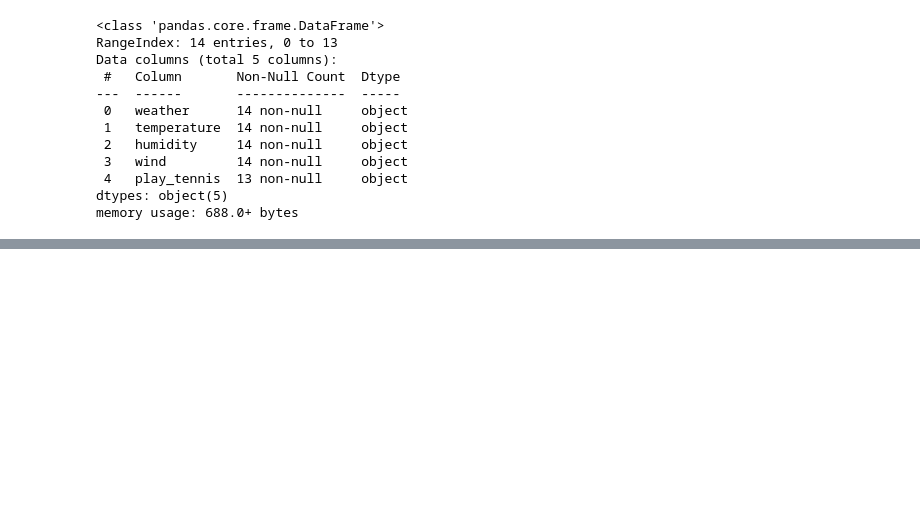
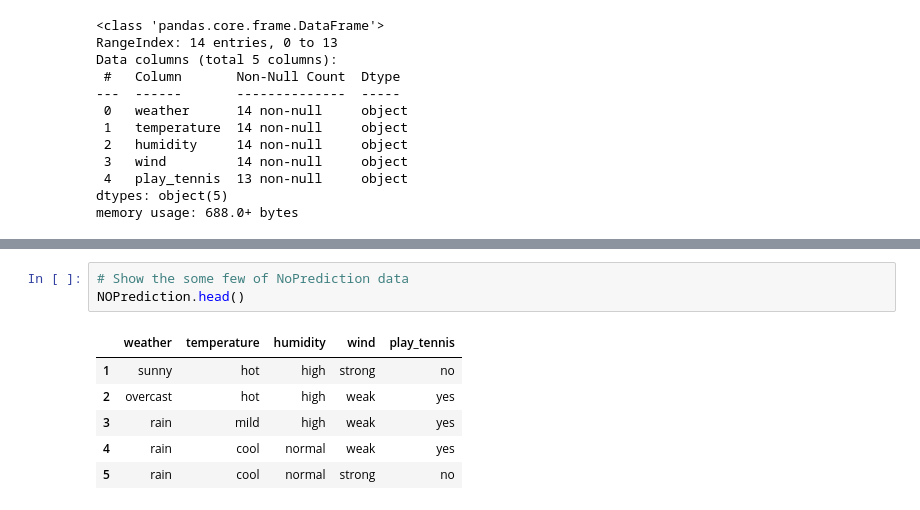
Before and after one commit to Ben-Liao/MBA6693-Business-Data-Analysis, a Jupyter notebook: i01-information-based-learning/notebooks/i01-information-based-learning.ipynb, the cells around one changed output, grey strips where cells are left out. Drawn from its saved outputs; the diff is of its cells as text; blank space fills up the shorter version.

```diff
--- a/i01-information-based-learning/notebooks/i01-information-based-learning.ipynb
+++ b/i01-information-based-learning/notebooks/i01-information-based-learning.ipynb
@@ -170,0 +201,10 @@ memory usage: 688.0+ bytes
+# %%
+# Show the some few of NoPrediction data
+NOPrediction.head()
+# %% [output]
+|  | weather | temperature | humidity | wind | play_tennis |
+| 1 | sunny | hot | high | strong | no |
+| 2 | overcast | hot | high | weak | yes |
+| 3 | rain | mild | high | weak | yes |
+| 4 | rain | cool | normal | weak | yes |
+| 5 | rain | cool | normal | strong | no |
```
Also changed, not shown: parts of 22 cells of this notebook, 2 other files.
